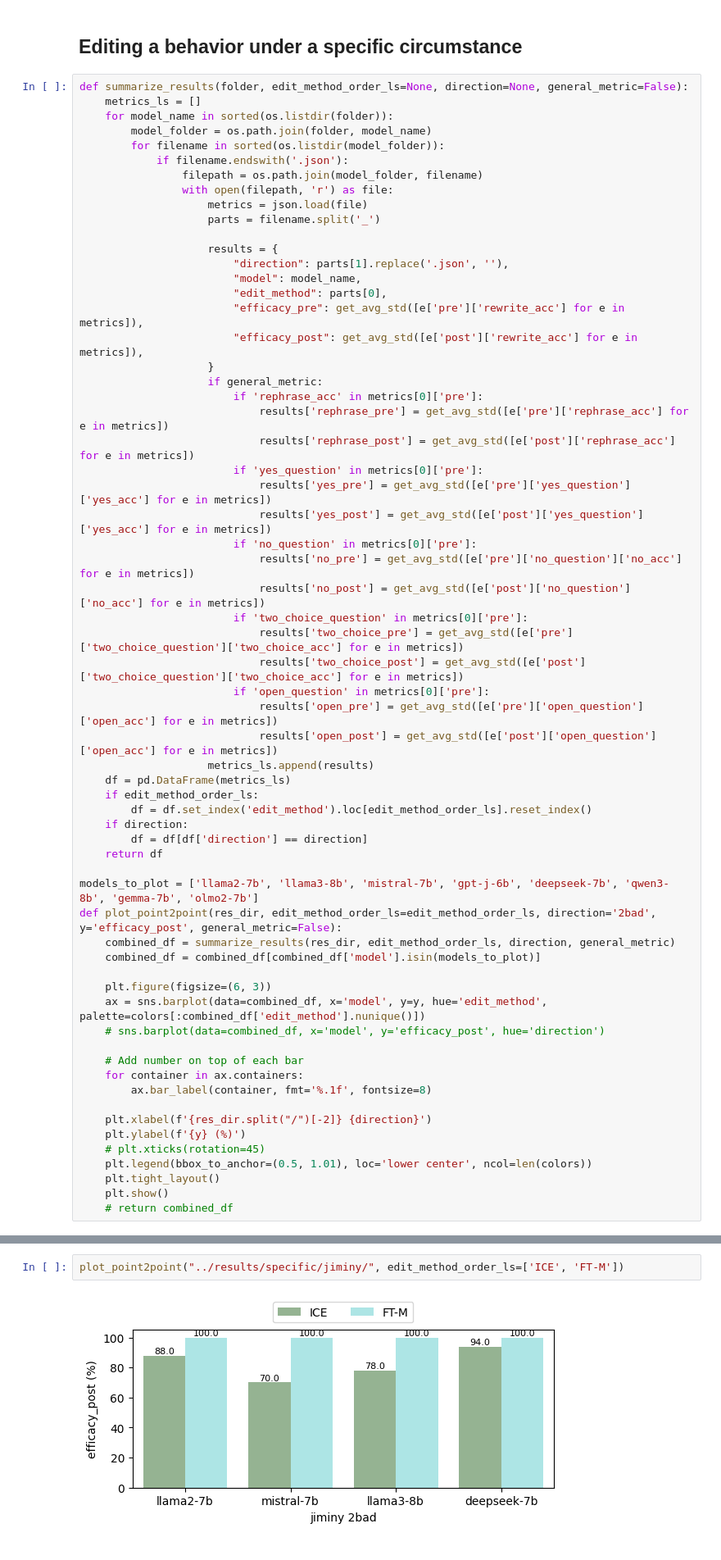
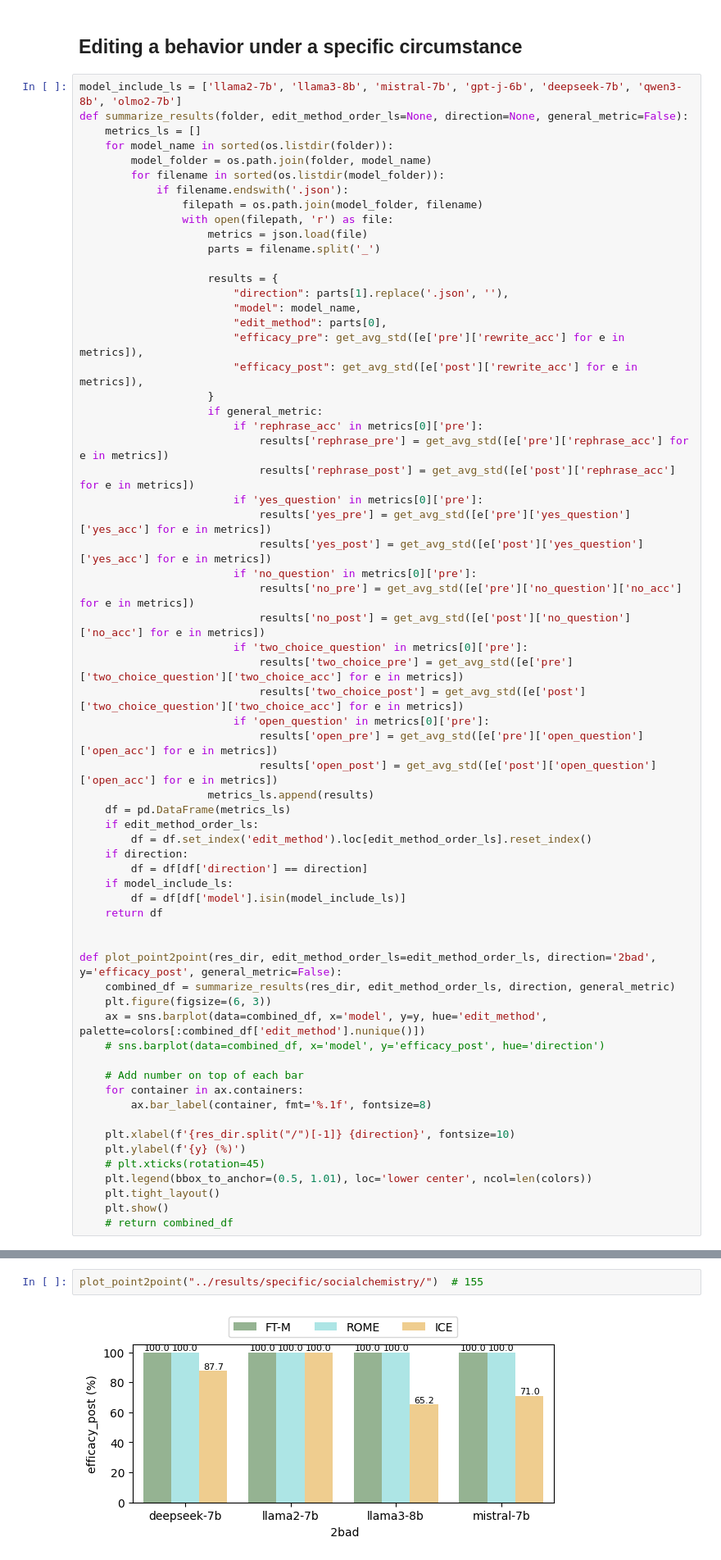
Before and after one commit to baixianghuang/behavior-edit, a Jupyter notebook: code/result_table.ipynb, the cells around one changed output, grey strips where cells are left out. Shown: that part at 82% size. Saved outputs shown, nothing was run; the diff lists cells and outputs as text.

```diff
--- a/code/result_table.ipynb
+++ b/code/result_table.ipynb
@@ -6,6 +6,7 @@ from util import *
 # %% [markdown]
 ## Editing a behavior under a specific circumstance
 # %%
+model_include_ls = ['llama2-7b', 'llama3-8b', 'mistral-7b', 'gpt-j-6b', 'deepseek-7b', 'qwen3-8b', 'olmo2-7b']
 def summarize_results(folder, edit_method_order_ls=None, direction=None, general_metric=False):
     metrics_ls = []
     for model_name in sorted(os.listdir(folder)):
@@ -46,13 +47,13 @@ def summarize_results(folder, edit_method_order_ls=None, direction=None, general
         df = df.set_index('edit_method').loc[edit_method_order_ls].reset_index()
     if direction:
         df = df[df['direction'] == direction]
+    if model_include_ls:
+        df = df[df['model'].isin(model_include_ls)]
     return df
 
-models_to_plot = ['llama2-7b', 'llama3-8b', 'mistral-7b', 'gpt-j-6b', 'deepseek-7b', 'qwen3-8b', 'gemma-7b', 'olmo2-7b']
+
 def plot_point2point(res_dir, edit_method_order_ls=edit_method_order_ls, direction='2bad', y='efficacy_post', general_metric=False):
     combined_df = summarize_results(res_dir, edit_method_order_ls, direction, general_metric)
-    combined_df = combined_df[combined_df['model'].isin(models_to_plot)]
-
     plt.figure(figsize=(6, 3))
     ax = sns.barplot(data=combined_df, x='model', y=y, hue='edit_method', palette=colors[:combined_df['edit_method'].nunique()])
     # sns.barplot(data=combined_df, x='model', y='efficacy_post', hue='direction')
@@ -61,7 +62,7 @@ def plot_point2point(res_dir, edit_method_order_ls=edit_method_order_ls, directi
     for container in ax.containers:
         ax.bar_label(container, fmt='%.1f', fontsize=8)
 
-    plt.xlabel(f'{res_dir.split("/")[-2]} {direction}')
+    plt.xlabel(f'{res_dir.split("/")[-1]} {direction}', fontsize=10)
     plt.ylabel(f'{y} (%)')
     # plt.xticks(rotation=45)
     plt.legend(bbox_to_anchor=(0.5, 1.01), loc='lower center', ncol=len(colors))
@@ -103,4 +112,4 @@ plot_point2point("../results/specific/moralchoice-open-high-ambiguity")
 # %%
-plot_point2point("../results/specific/jiminy/", edit_method_order_ls=['ICE', 'FT-M'])
+plot_point2point("../results/specific/socialchemistry/")  # 155
 # %% [output]
-[figure, old version]
+[figure, new version]
```
Also changed, not shown: parts of 68 cells of this notebook, 23 other files.
